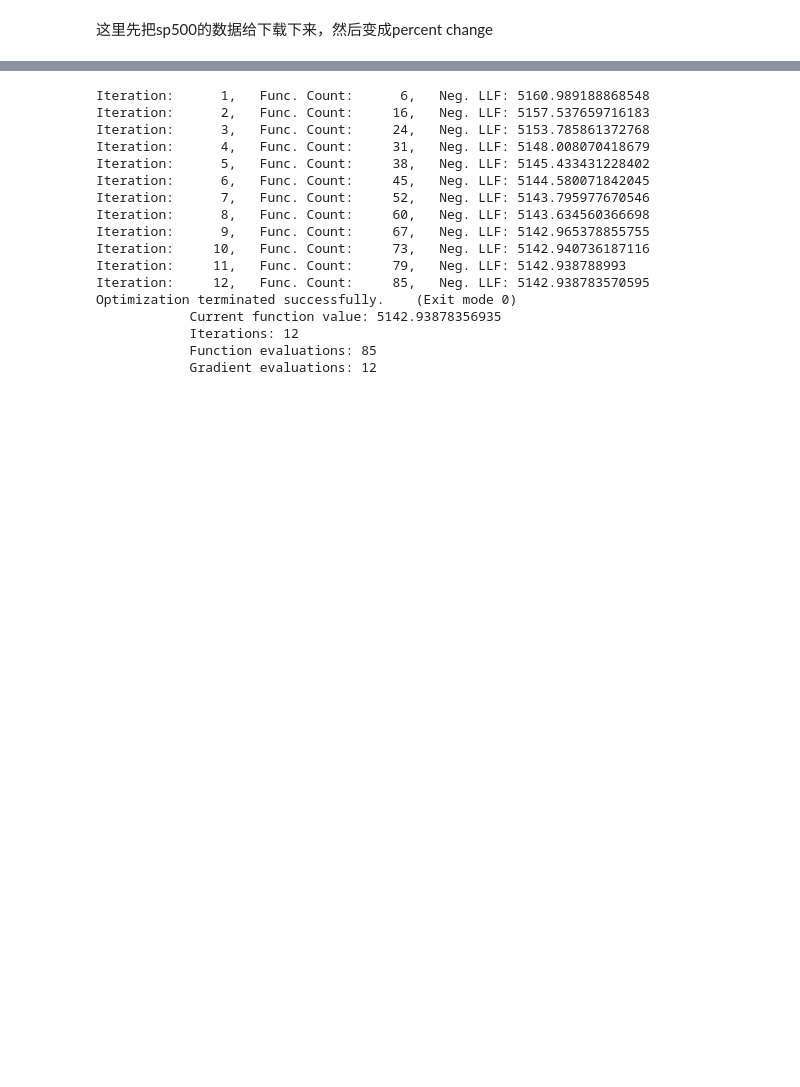
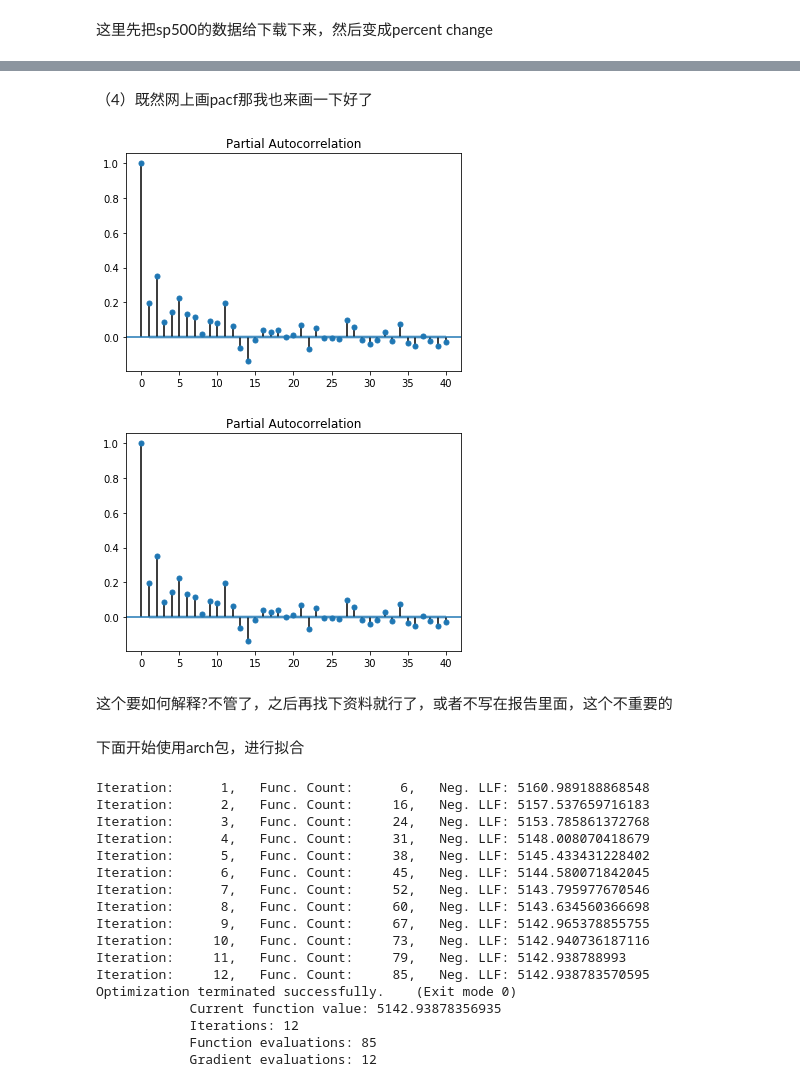
Before and after one commit to Isaaclin007/code-storage, a Jupyter notebook: GARCH-DCC/ARCH包的理解与运用.ipynb, the cells around one changed output, grey strips where cells are left out. Drawn from its saved outputs; the diff is of its cells as text; code cells hidden in the pictures; blank space fills up the shorter version.

```diff
--- a/GARCH-DCC/ARCH包的理解与运用.ipynb
+++ b/GARCH-DCC/ARCH包的理解与运用.ipynb
@@ -16 +70,12 @@ returns = 100 * sp500['Adj Close'].pct_change().dropna()
+# %% [markdown]
+（4）既然网上画pacf那我也来画一下好了
+# %%
+smt.graphics.plot_pacf(pct_change_data**2, lags=40, alpha=0.5)
+# %% [output]
+[figure, added]
+[figure, added]
+# %% [markdown]
+这个要如何解释?不管了，之后再找下资料就行了，或者不写在报告里面，这个不重要的
+# %% [markdown]
+下面开始使用arch包，进行拟合
 # %%
```
Also changed, not shown: parts of 17 cells of this notebook, 2 other files.
